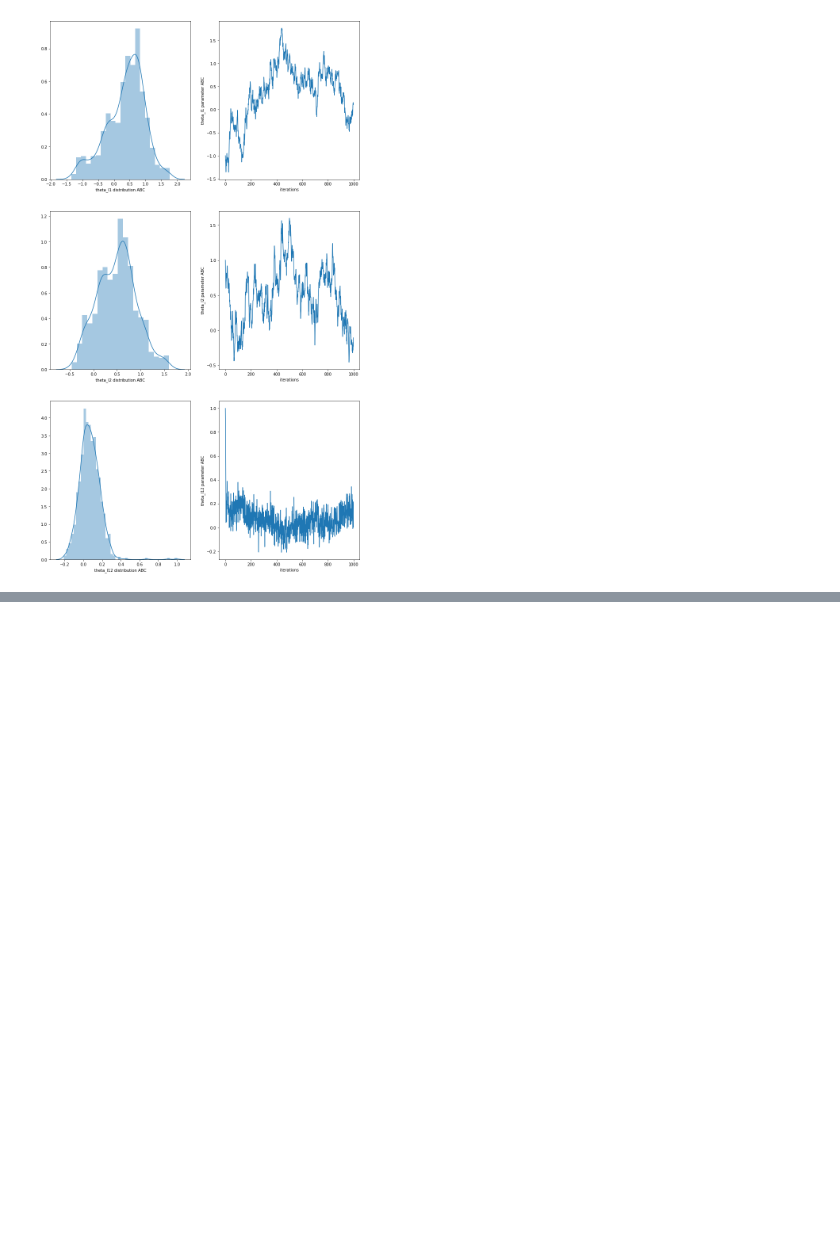
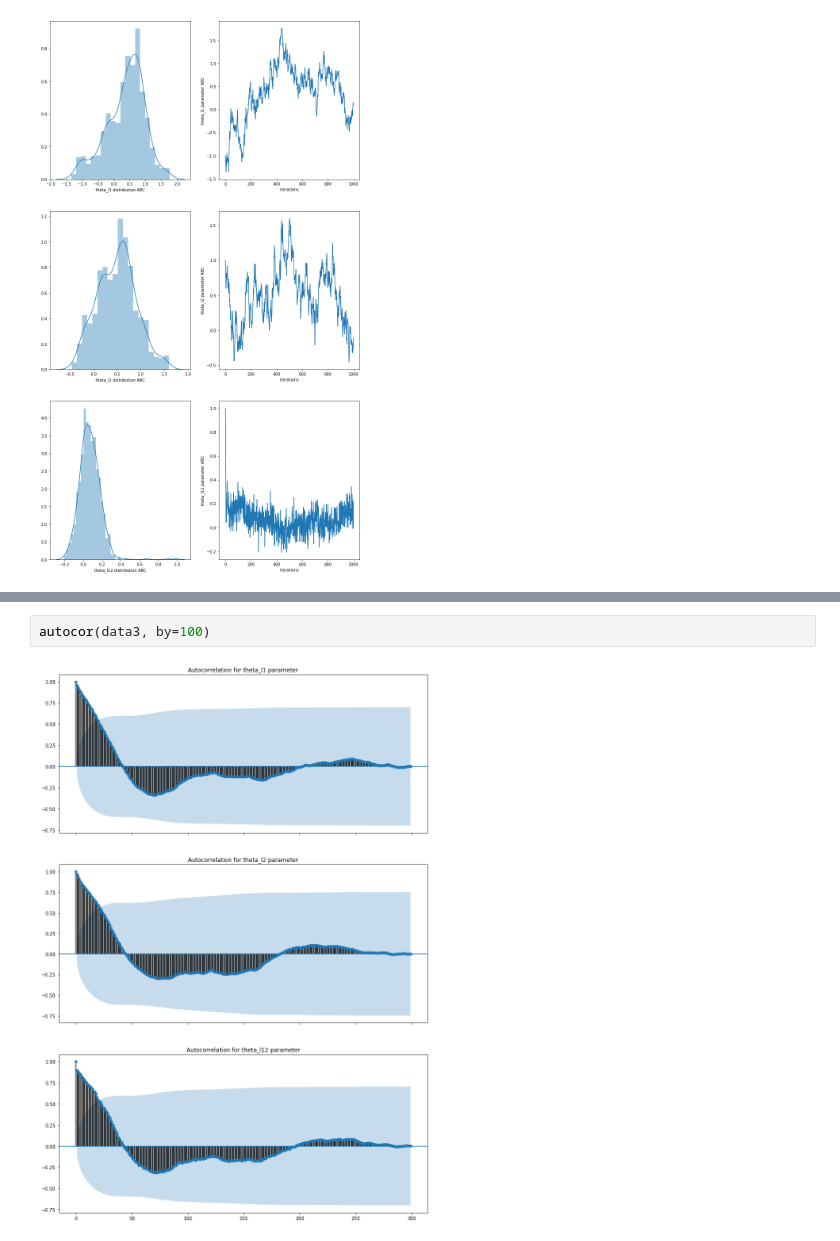
Before and after one commit to quentinl-c/abc-shadow, a Jupyter notebook: results/Two_interactions_graph/two_interactions_graph.ipynb, the cells around one changed output, grey strips where cells are left out. Drawn from its saved outputs; the diff is of its cells as text; blank space fills up the shorter version.

```diff
--- a/results/Two_interactions_graph/two_interactions_graph.ipynb
+++ b/results/Two_interactions_graph/two_interactions_graph.ipynb
@@ -165,0 +197,4 @@ plot_marginals(data2)
+# %%
+autocor(data3, by=100)
+# %% [output]
+[figure, added]
```
Also changed, not shown: parts of 22 cells of this notebook, 7 other files.
